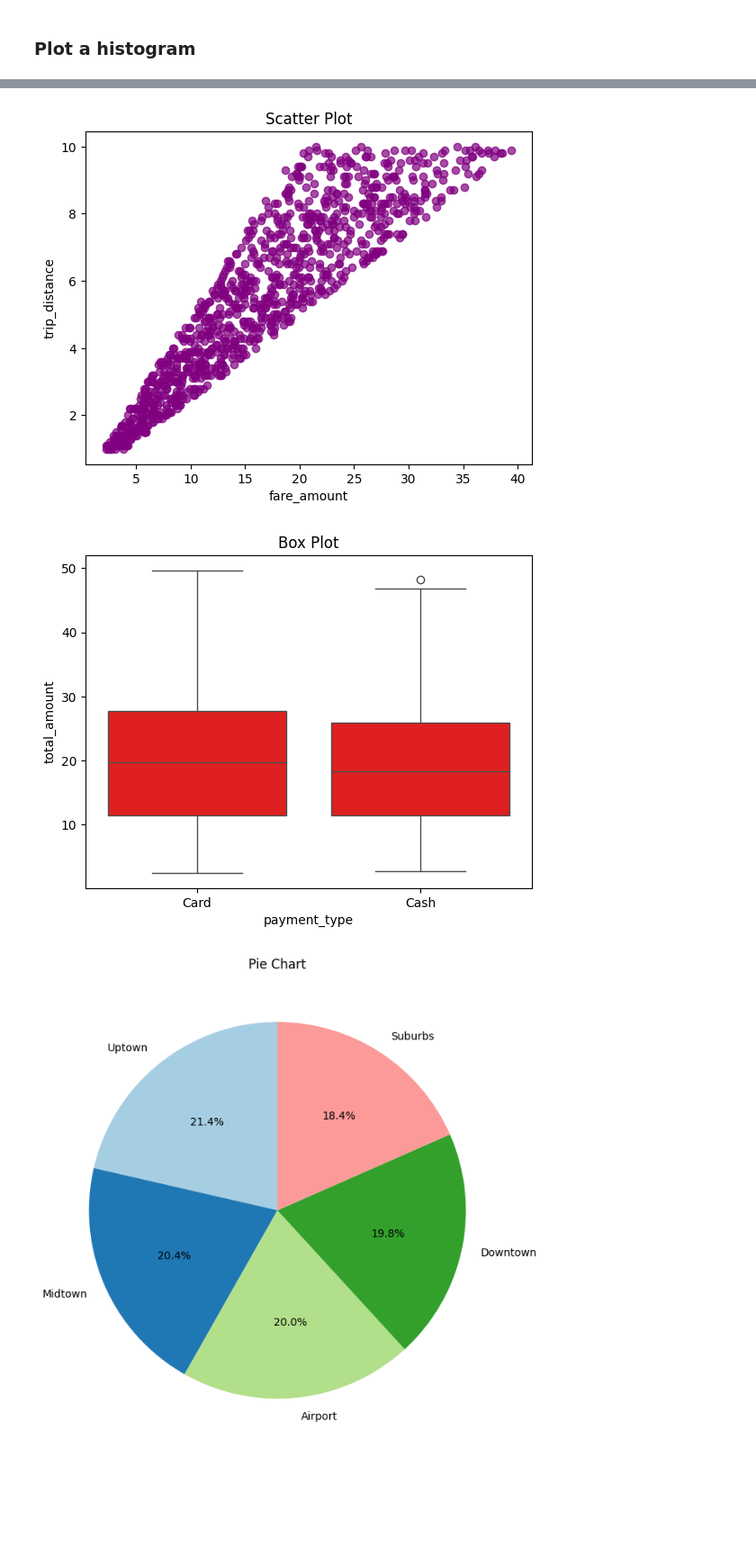
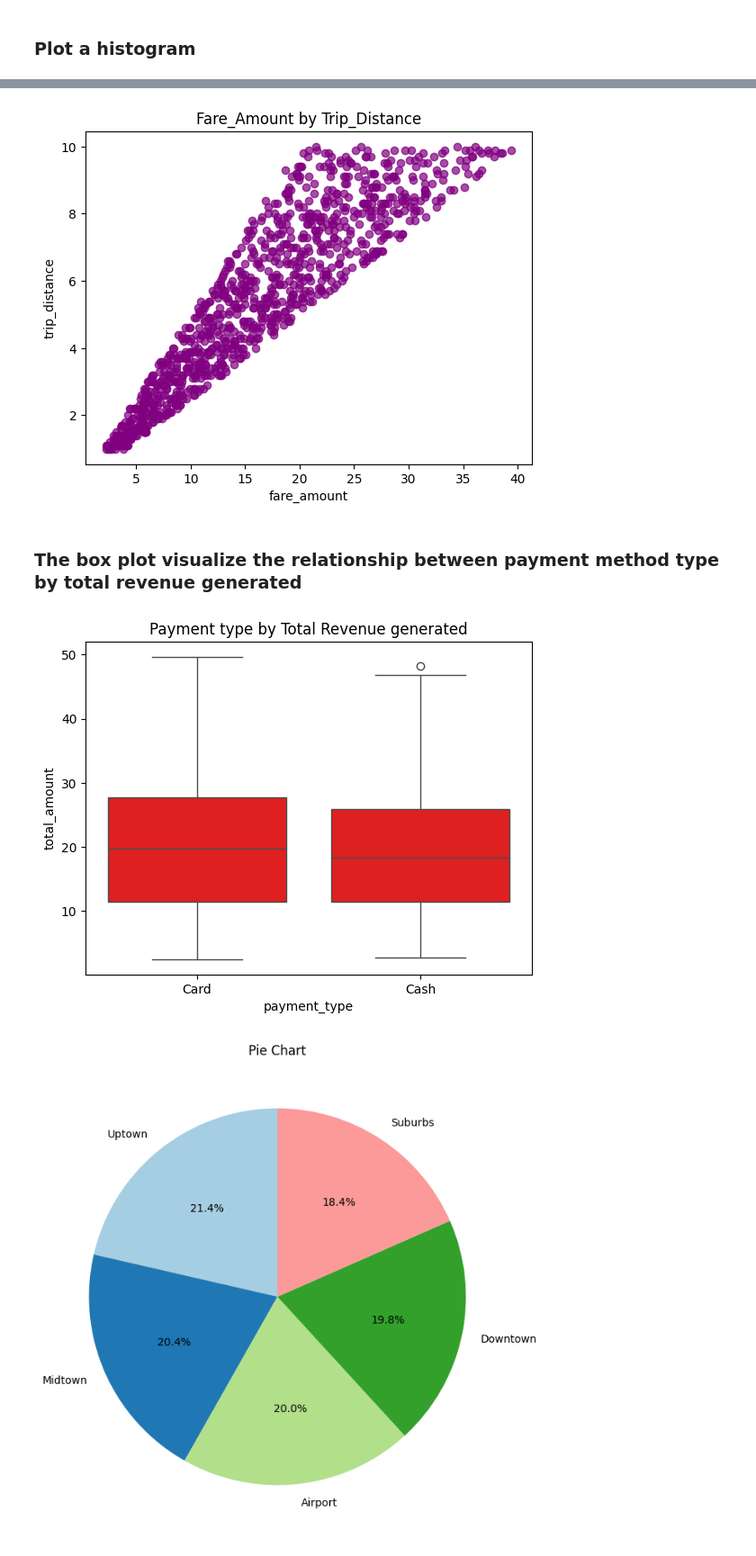
Before and after one commit to Creativeabdulmalik/Python-Project, a Jupyter notebook: capstone project.ipynb, the cells around one changed output, grey strips where cells are left out. Shown at 90% size. Drawn from its saved outputs; the diff is of its cells as text; code cells hidden in the pictures; blank space fills up the shorter version.

```diff
--- a/capstone project.ipynb
+++ b/capstone project.ipynb
@@ -156,19 +158,21 @@ visualize the relationship between fare amount paid by each customers and trip d
 # %%
 # Scatter plot
 plt.scatter(df['fare_amount'], df['trip_distance'], color='purple', alpha=0.7)
-plt.title("Scatter Plot")
+plt.title("Fare_Amount by Trip_Distance")
 plt.xlabel("fare_amount")
 plt.ylabel("trip_distance")
 plt.show()
 # %% [output]
-[figure, old version]
+[figure, new version]
+# %% [markdown]
+### The box plot visualize the relationship between payment method type by total revenue generated
 # %%
 # Box plot
 sns.boxplot(data=df, x='payment_type', color='red', y='total_amount')
-plt.title("Box Plot")
+plt.title("Payment type by Total Revenue generated")
 plt.show()
 # %% [output]
-[figure, old version]
+[figure, new version]
 # %%
 import pandas as pd
 import matplotlib.pyplot as plt
```
Also changed, not shown: parts of 14 cells of this notebook, 8 other files.
